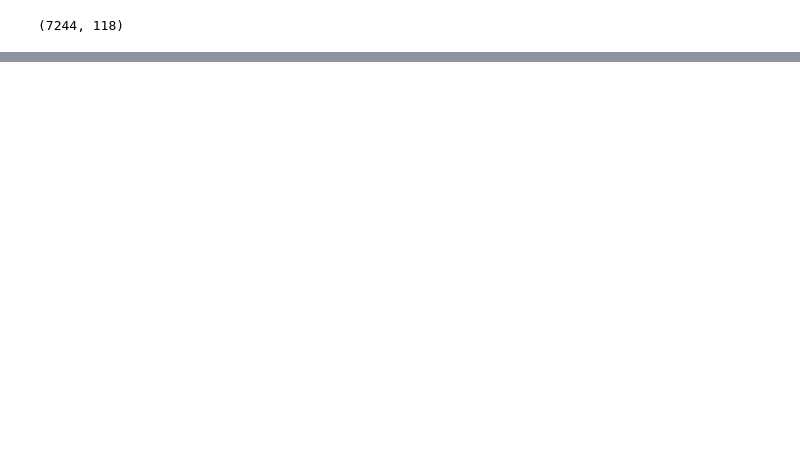
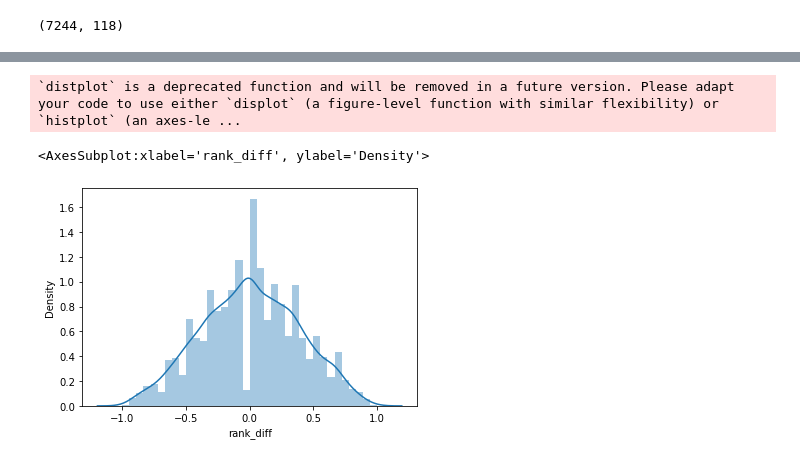
Before and after one commit to fpretto/MiM_Analytics_Tesis, a Jupyter notebook: Tesis/EDA.ipynb, the cells around one changed output, grey strips where cells are left out. Cells and saved outputs as stored; diff of their text form; code cells hidden in the pictures; blank space fills up the shorter version.

```diff
--- a/Tesis/EDA.ipynb
+++ b/Tesis/EDA.ipynb
@@ -78,0 +133,8 @@ df.head()
+# %%
+df['league_progress_cat'] = np.select([df['league_progress']<=0.10, df['league_progress']<=0.20,
+                                       df['league_progress']<=0.30, df['league_progress']<=0.40,
+                                       df['league_progress']<=0.50, df['league_progress']<=0.60,
+                                       df['league_progress']<=0.70, df['league_progress']<=0.80,
+                                       df['league_progress']<=0.90, df['league_progress']<=1],
+                                      ['0-10', '10-20', '20-30', '30-40', '40-50', '50-60',
+                                       '60-70', '70-80', '80-90', '90-100'])
@@ -78,0 +183,2 @@ df.head()
+# %%
+df_rank = df[cols_base+cols_rank].copy()
@@ -78,0 +194,3 @@ df.head()
+# %%
+df_rank['rank_diff'] = ((df_rank['home_rank']-df_rank['away_rank'])/df_rank['rank_last']).fillna(0)
+df_rank['rank_points_diff'] = ((df_rank['home_rank_points']-df_rank['away_rank_points'])/df_rank['rank_points_leader']).fillna(0)
@@ -78,0 +215,15 @@ df.head()
+# %%
+df_rank['rank_diff_cat'] = np.select([df_rank['rank_diff']<-0.5, df_rank['rank_diff']<=-0.3,
+                                     df_rank['rank_diff']<=-0.15, df_rank['rank_diff']<0, df_rank['rank_diff']==0,
+                                     df_rank['rank_diff']<=0.15, df_rank['rank_diff']<=0.3,
+                                     df_rank['rank_diff']<=0.5, df_rank['rank_diff']>0.5],
+                                     ['1. <m50', '2. m50-m30', '3. m30-m15', '4. m15-0', '5. 0', '6. 0-15',
+                                      '7. 15-30', '8. 30-50', '9. >50'])
+
+df_rank['rank_points_diff_cat'] = np.select([df_rank['rank_points_diff']<-0.5, df_rank['rank_points_diff']<=-0.3,
+                                             df_rank['rank_points_diff']<=-0.15, df_rank['rank_points_diff']<0,
+                                             df_rank['rank_points_diff']==0,
+                                             df_rank['rank_points_diff']<=0.15, df_rank['rank_points_diff']<=0.3,
+                                             df_rank['rank_points_diff']<=0.5, df_rank['rank_points_diff']>0.5],
+                                             ['1. <m50', '2. m50-m30', '3. m30-m15', '4. m15-0', '5. 0', '6. 0-15',
+                                              '7. 15-30', '8. 30-50', '9. >50'])
@@ -78,0 +234,6 @@ df.head()
+# %%
+sns.distplot(df_rank["rank_diff"])
+# %% [output]
+`distplot` is a deprecated function and will be removed in a future version. Please adapt your code to use either `displot` (a figure-level function with similar flexibility) or `histplot` (an axes-le ...
+<AxesSubplot:xlabel='rank_diff', ylabel='Density'>
+[figure, added]
```
Also changed, not shown: parts of 31 cells of this notebook.
